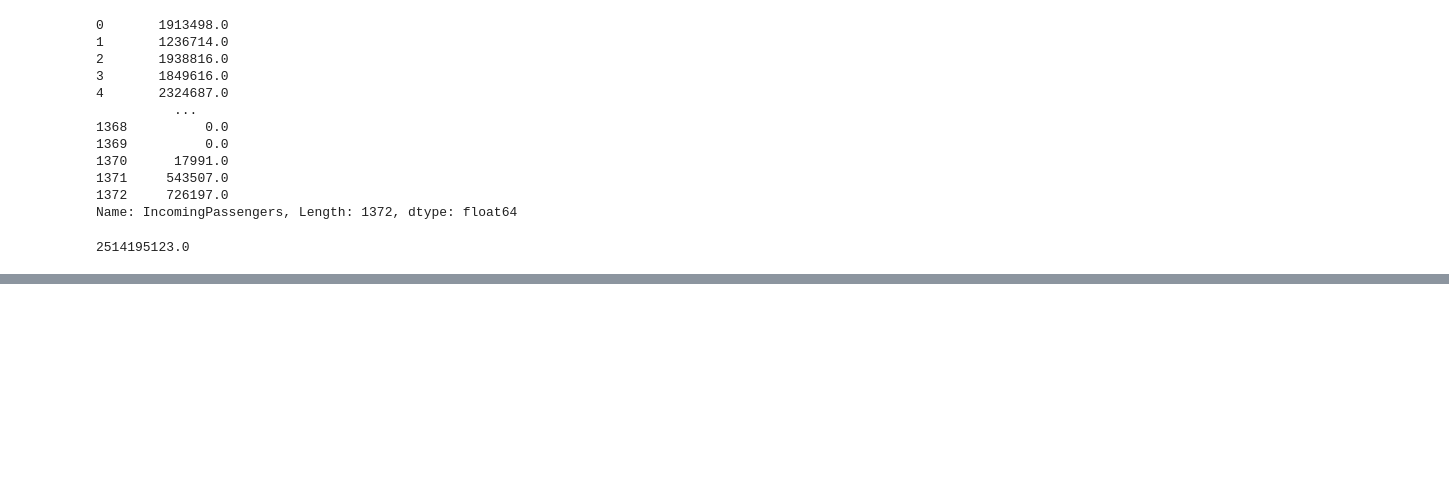
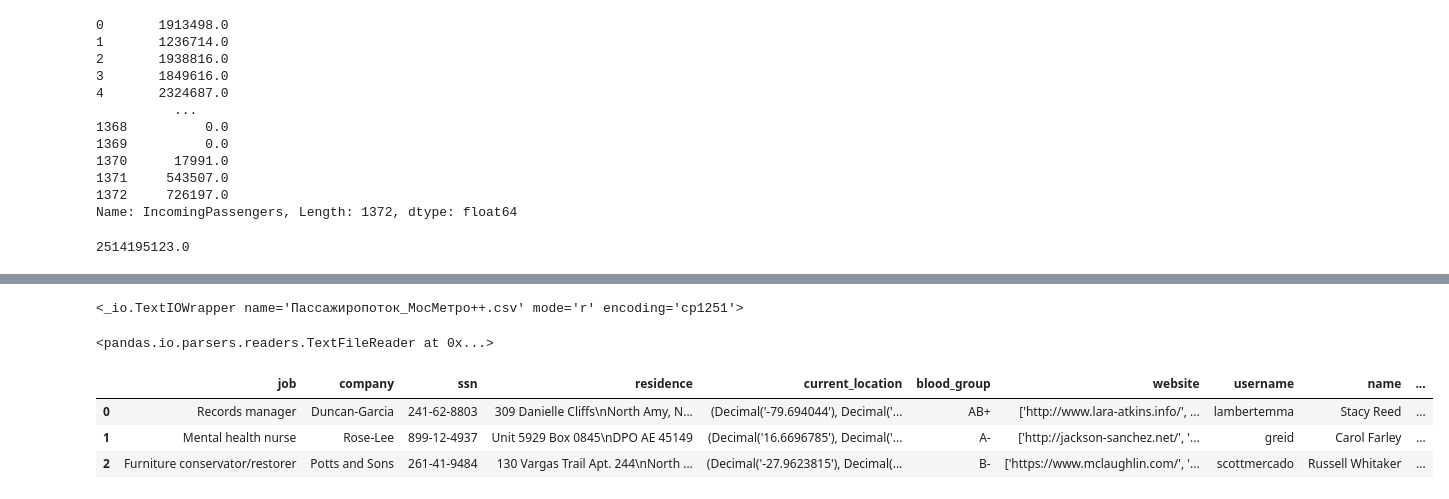
Before and after one commit to kroninam/My_notes_for_Pandas, a Jupyter notebook: 005_pandas_different_sourses_of_DATA.ipynb, the cells around one changed output, grey strips where cells are left out. Cells and saved outputs as stored; diff of their text form; code cells hidden in the pictures; blank space fills up the shorter version.

```diff
--- a/005_pandas_different_sourses_of_DATA.ipynb
+++ b/005_pandas_different_sourses_of_DATA.ipynb
@@ -183,0 +289,4 @@ sum(df.IncomingPassengers[(~df.IncomingPassengers.isnull()) & (~(df.IncomingPass
+# %%
+df
+# %% [output]
+<_io.TextIOWrapper name='Пассажиропоток_МосМетро++.csv' mode='r' encoding='cp1251'>
@@ -183,0 +301,13 @@ sum(df.IncomingPassengers[(~df.IncomingPassengers.isnull()) & (~(df.IncomingPass
+# %%
+reader = pd.read_csv('users(2).csv', sep = ';', chunksize = 30)
+# %%
+reader
+# %% [output]
+<pandas.io.parsers.readers.TextFileReader at 0x...>
+# %%
+next(reader)
+# %% [output]
+|  | job | company | ssn | residence | current_location | blood_group | website | username | name | ... |
+| 0 | Records manager | Duncan-Garcia | 241-62-8803 | 309 Danielle Cliffs\nNorth Amy, N... | (Decimal('-79.694044'), Decimal('... | AB+ | ['http://www.lara-atkins.info/', ... | lambertemma | Stacy Reed | ... |
+| 1 | Mental health nurse | Rose-Lee | 899-12-4937 | Unit 5929 Box 0845\nDPO AE 45149 | (Decimal('16.6696785'), Decimal('... | A- | ['http://jackson-sanchez.net/', '... | greid | Carol Farley | ... |
+| 2 | Furniture conservator/restorer | Potts and Sons | 261-41-9484 | 130 Vargas Trail Apt. 244\nNorth ... | (Decimal('-27.9623815'), Decimal(... | B- | ['https://www.mclaughlin.com/', '... | scottmercado | Russell Whitaker | ... |
```
Also changed, not shown: parts of 28 cells of this notebook, 7 other files.
